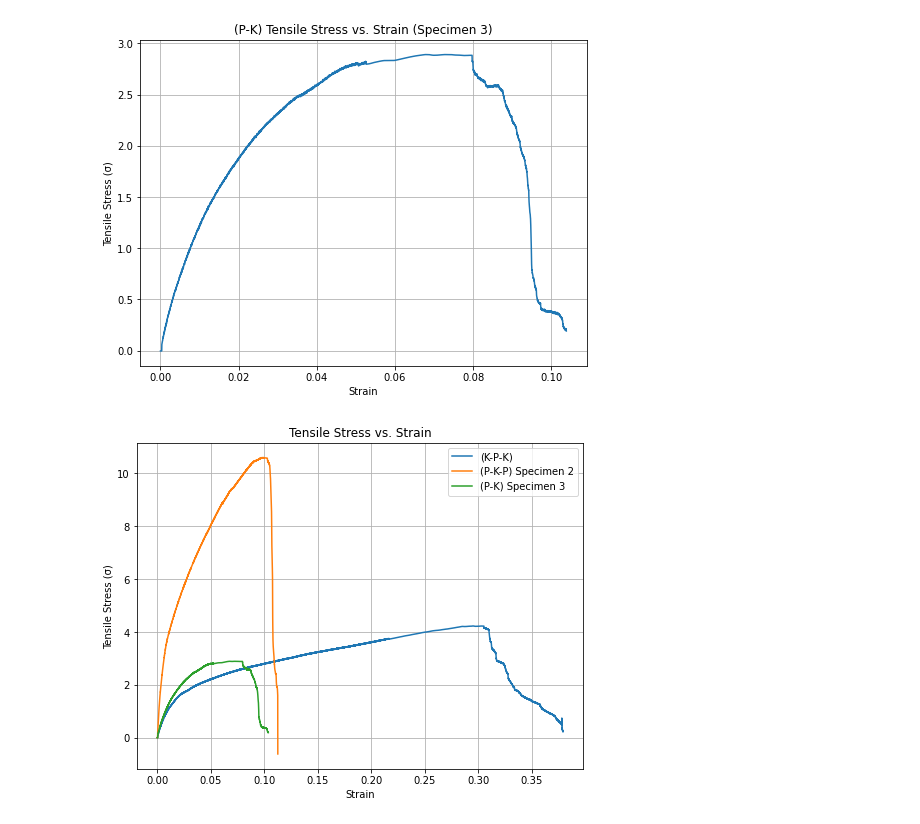
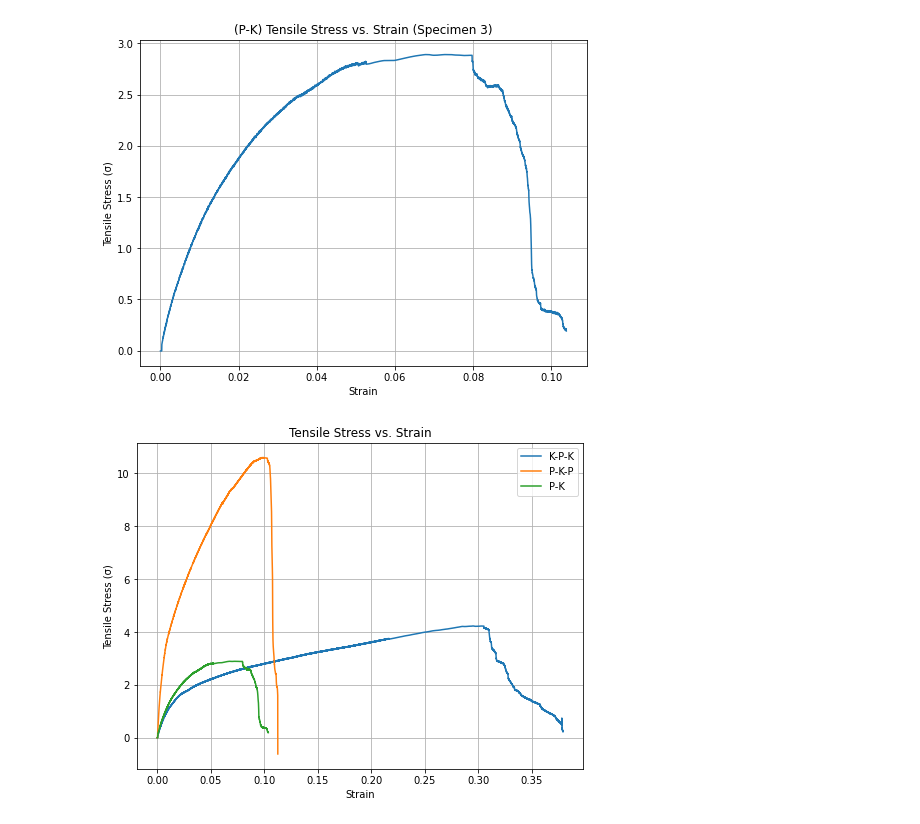
Before and after one commit to foadtkf/Pilot-N_I_S, a Jupyter notebook: Tensile Specimen/Tensile Specimen.ipynb, the cells around one changed output. Saved outputs shown, nothing was run; the diff lists cells and outputs as text; code cells hidden in the pictures.

Commit message:
labels updated 2

```diff
--- a/Tensile Specimen/Tensile Specimen.ipynb
+++ b/Tensile Specimen/Tensile Specimen.ipynb
@@ -79,44 +79,36 @@ plt.show()
 # %% [output]
 [figure]
 # %%
-import pandas as pd
-import matplotlib.pyplot as plt
-
-# Load data from CSV files
-def load_csv(filename):
-    data = pd.read_csv(filename, header=None)  # No header names
-    return data
-
 # Constants
 L = 50  # Length
 
 # Width and thickness for each specimen
 specimens = [
-    {'b': 19.9500, 'd': 13.1700, 'label': '(K-P-K)', 'ft_file': 'K-P-K 1 FT.csv', 'st_file': 'K-P-K 1 ST.csv'},
-    {'b': 22.8000, 'd': 13.5800, 'label': '(P-K-P) Specimen 2', 'ft_file': 'P-K-P 2 FT.csv', 'st_file': 'P-K-P 2 ST.csv'},
-    {'b': 22.8000, 'd': 13.5800, 'label': '(P-K) Specimen 3', 'ft_file': 'P-K 3 FT.csv', 'st_file': 'P-K 3 ST.csv'}
+    {'b': 19.9500, 'd': 13.1700, 'label': 'K-P-K', 'ft_file': 'K-P-K 1 FT.csv', 'st_file': 'K-P-K 1 ST.csv'},
+    {'b': 22.8000, 'd': 13.5800, 'label': 'P-K-P', 'ft_file': 'P-K-P 2 FT.csv', 'st_file': 'P-K-P 2 ST.csv'},
+    {'b': 22.8000, 'd': 13.5800, 'label': 'P-K', 'ft_file': 'P-K 3 FT.csv', 'st_file': 'P-K 3 ST.csv'}
 ]
 
 # Create a single plot
 plt.figure(figsize=(8, 6))
 
 for spec in specimens:
     # Load CSV files
     ft_data = load_csv(spec['ft_file'])
     st_data = load_csv(spec['st_file'])
 
     # Calculate stress and strain
     ft_data['Stress'] = ft_data.iloc[:, 0] / (spec['b'] * spec['d'])
     st_data['Strain'] = st_data.iloc[:, 0] / L
 
     # Plotting
     plt.plot(st_data['Strain'], ft_data['Stress'], linestyle='-', label=spec['label'])
 
 plt.title('Tensile Stress vs. Strain')
 plt.xlabel('Strain')
 plt.ylabel('Tensile Stress (σ)')
 plt.grid(True)
 plt.legend()
 plt.show()
 # %% [output]
-[figure, old version]
+[figure, new version]
```
